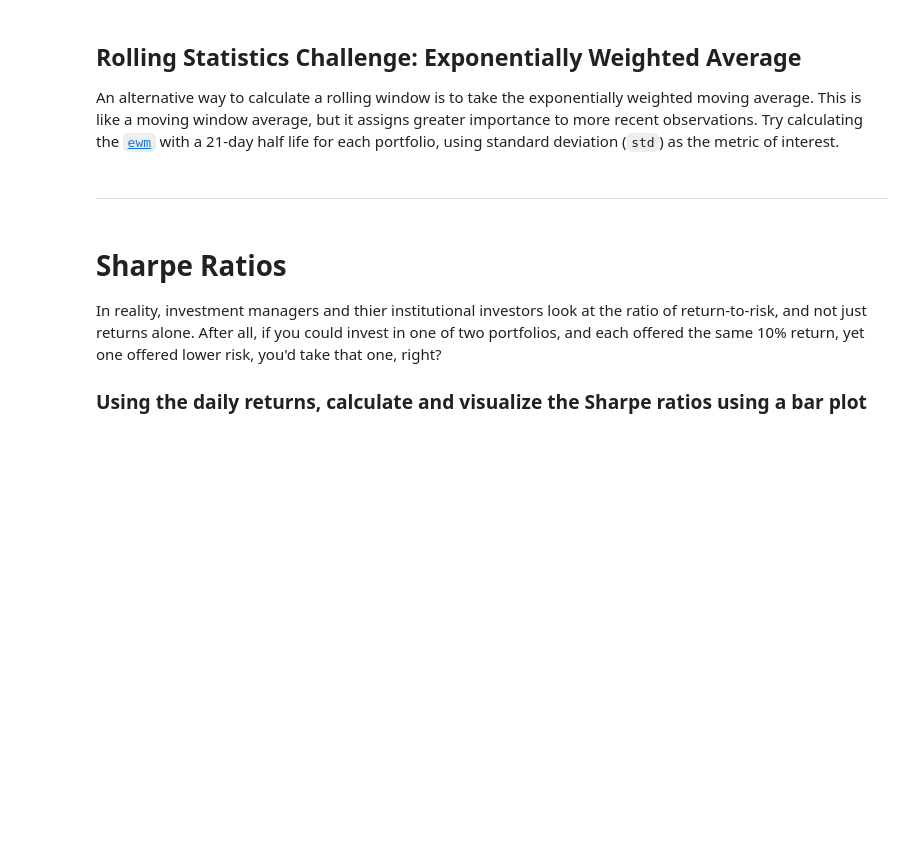
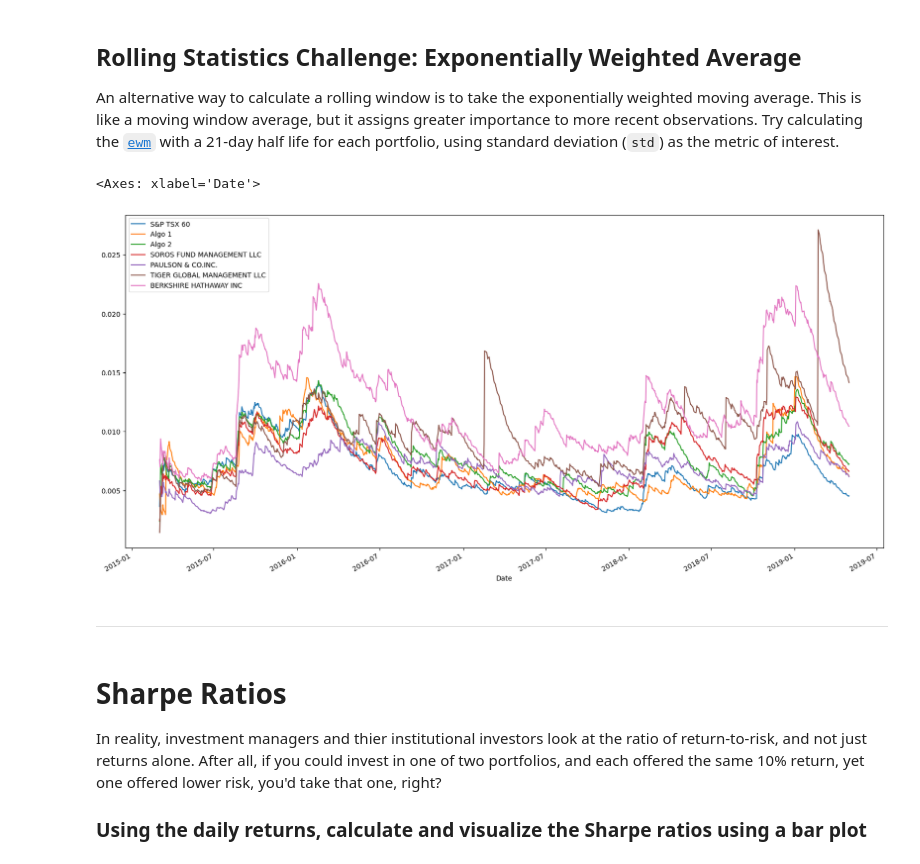
Before and after one commit to ScottyCodeman/pandas-homework, a Jupyter notebook: whale_analysis.ipynb, the cells around one changed output. Cells and saved outputs as stored; diff of their text form; code cells hidden in the pictures; blank space fills up the shorter version.

```diff
--- a/whale_analysis.ipynb
+++ b/whale_analysis.ipynb
@@ -318,6 +366,10 @@ Risk changes over time. Analyze the rolling statistics for Risk and Beta.
 An alternative way to calculate a rolling window is to take the exponentially weighted moving average. This is like a moving window average, but it assigns greater importance to more recent observations. Try calculating the [`ewm`](https://pandas.pydata.org/pandas-docs/stable/reference/api/pandas.DataFrame.ewm.html) with a 21-day half life for each portfolio, using standard deviation (`std`) as the metric of interest.
 # %%
 # Use `ewm` to calculate the rolling window
+total_df.ewm(halflife=21).std().plot(figsize=(20,10))
+# %% [output]
+<Axes: xlabel='Date'>
+[figure, added]
 # %% [markdown]
 ---
 # %% [markdown]
```
Also changed, not shown: parts of 15 cells of this notebook.
